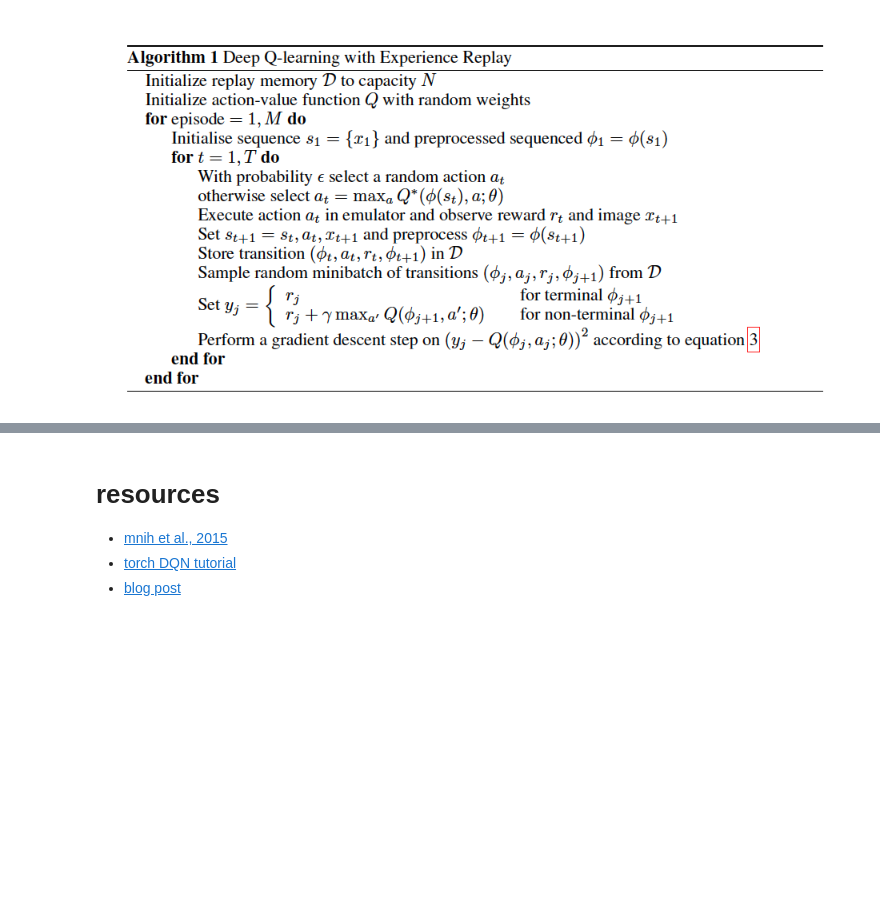
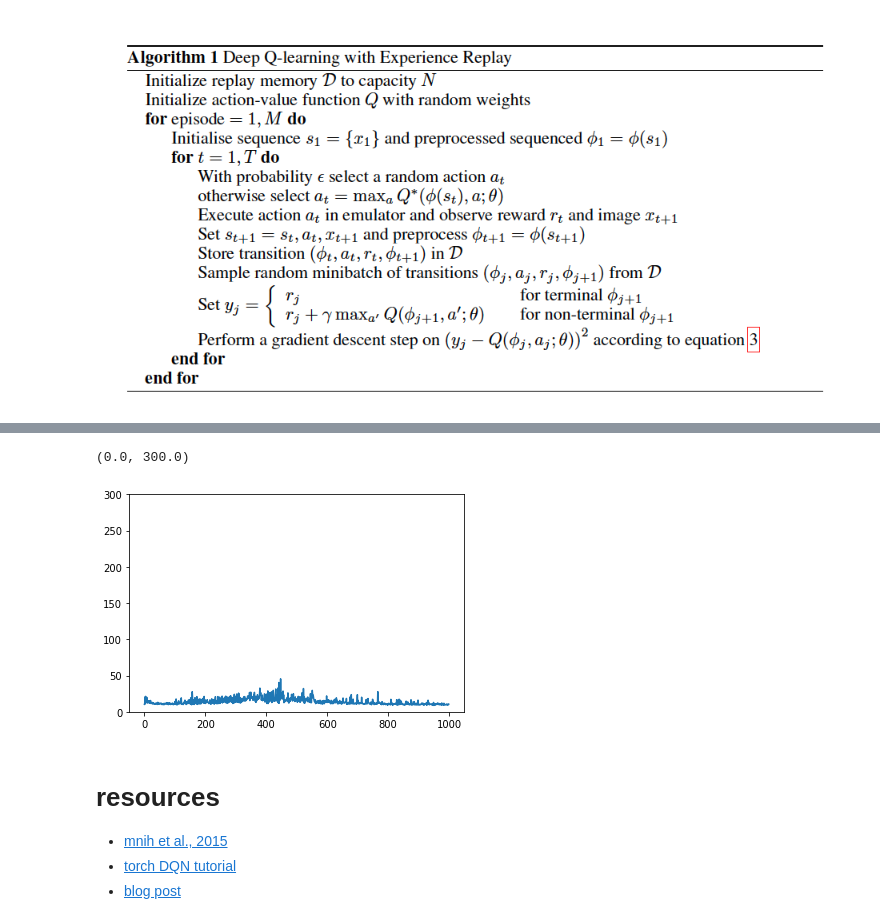
Before and after one commit to andrebeu/gymRL, a Jupyter notebook: dqn-cart.ipynb, the cells around one changed output, grey strips where cells are left out. Cells and saved outputs as stored; diff of their text form; code cells hidden in the pictures; blank space fills up the shorter version.

```diff
--- a/dqn-cart.ipynb
+++ b/dqn-cart.ipynb
@@ -109,3 +77,12 @@ plt.plot(L)
+# %%
+# online
+metric = exp(nseeds,nitr,task,buffer,qnet)
+M = metric.mean(0)
+plt.plot(M)
+plt.ylim(0,300)
+# %% [output]
+(0.0, 300.0)
+[figure, added]
 # %% [markdown]
 # resources
 - [mnih et al., 2015](https://www.cs.toronto.edu/~vmnih/docs/dqn.pdf)
```
Also changed, not shown: parts of 12 cells of this notebook, 1 other file.
